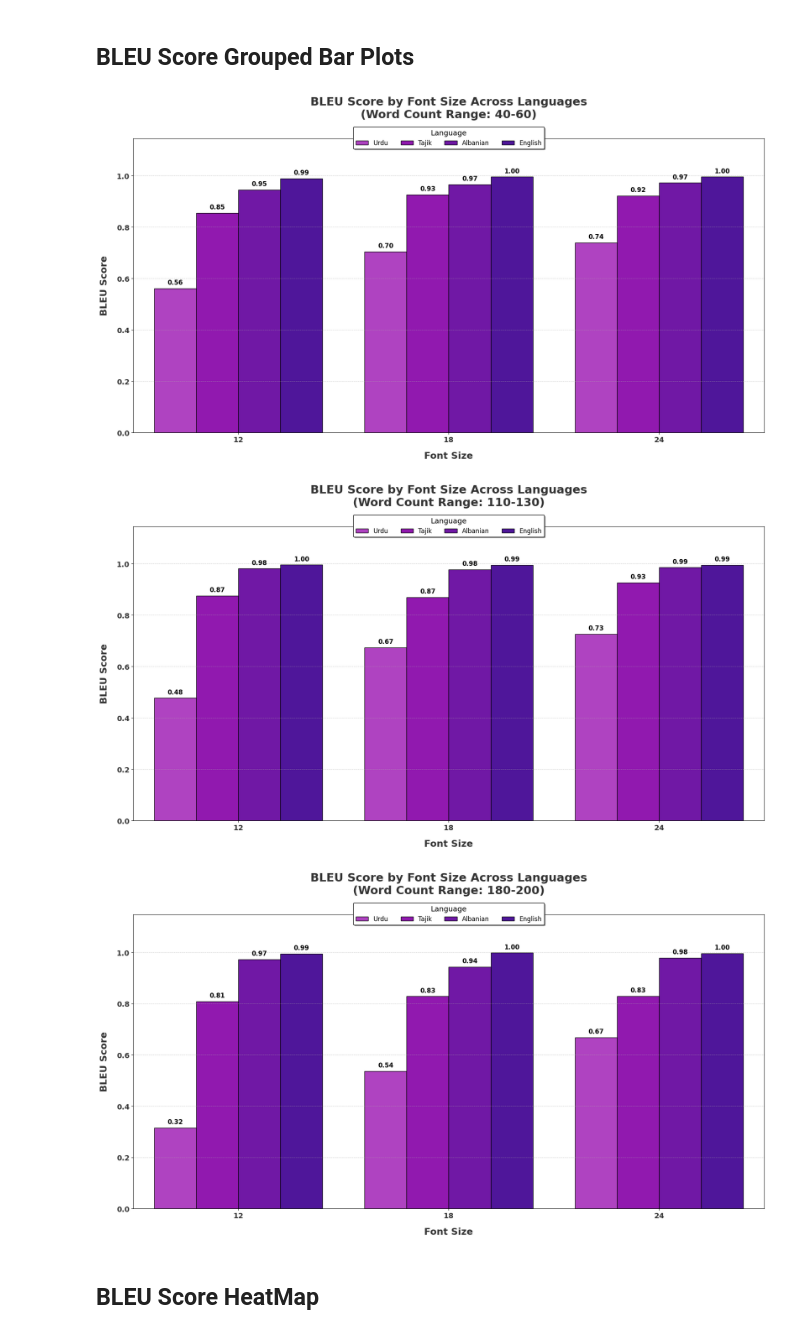
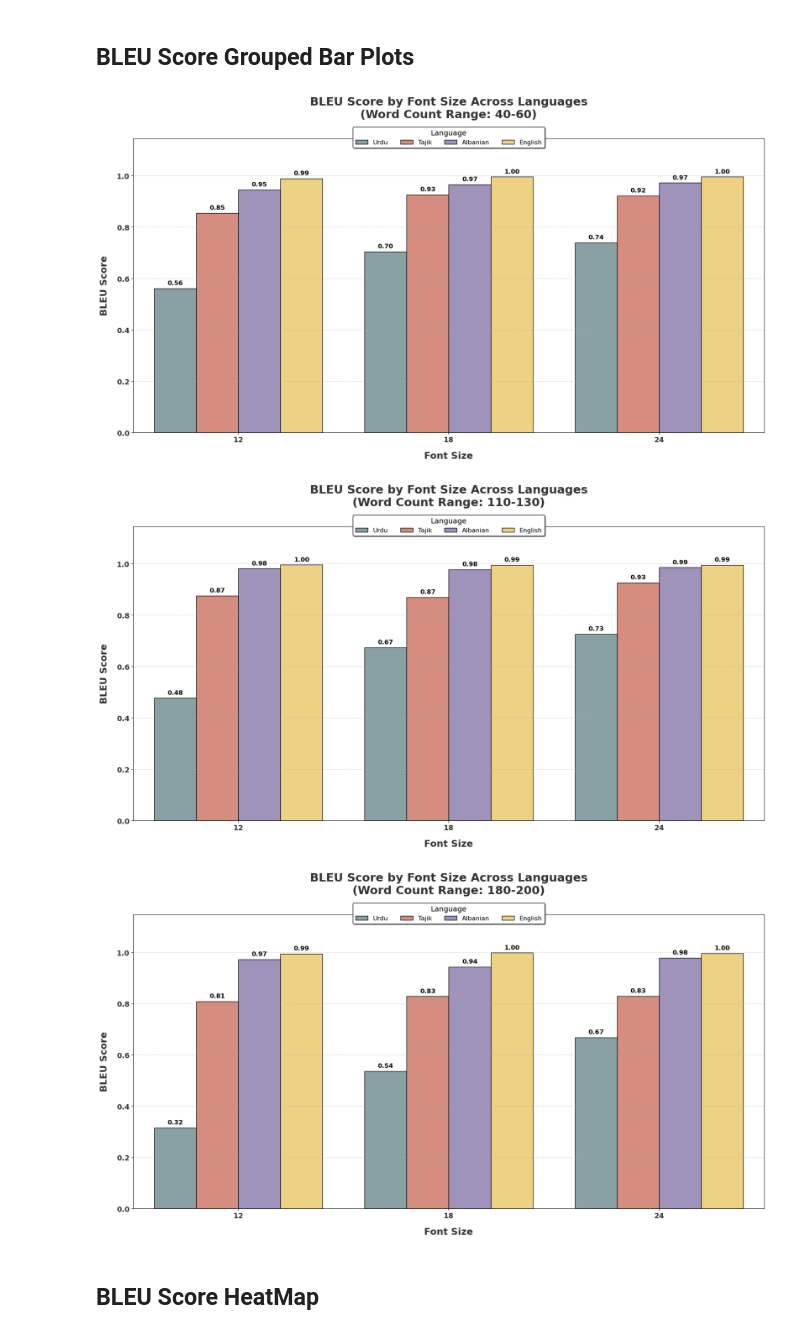
Before and after one commit to abdullahsohaill/CS6303-ResearchProject, a Jupyter notebook: Analysis/Font_Size_Analysis.ipynb, the cells around one changed output. Cells and saved outputs as stored; diff of their text form; code cells hidden in the pictures.

Commit message:
bar plots

```diff
--- a/Analysis/Font_Size_Analysis.ipynb
+++ b/Analysis/Font_Size_Analysis.ipynb
@@ -669,7 +633,9 @@ def plot_grouped_bar_bleu(df, word_count_order):
             y='BLEU',
             hue='Language',
             ci=None,
-            palette=['#be2ed6', '#a000c8','#7600bc','#4c00b0'], # Soft yet distinct colors
+            palette=['#85A5A8', '#E28371', '#9C8CC3', '#FFDA72', '#42515C'],
+            # palette='Dark',  # Vibrant shades from yellow to red
+
             edgecolor='black'  # Black edges for sharp bar outlines
         )
 
@@ -710,35 +676,35 @@ def plot_grouped_bar_bleu(df, word_count_order):
             fontsize=12,
             loc='upper center',  # Position legend below the title
             bbox_to_anchor=(0.5, 1.05),  # Adjust position (centered above the plot)
             frameon=True,
             facecolor='white',
             edgecolor='black',
             fancybox=True,  # Rounded corners
             shadow=True,  # Add shadow for emphasis
             ncol=len(wc_bleu_combined_df['Language'].unique())  # Arrange legend in a single row
         )
 
         # Add gridlines with a clean look
         plt.grid(axis='y', linestyle='--', linewidth=0.7, alpha=0.6)
 
         # Beautify x-axis and y-axis tick labels
         plt.xticks(fontsize=14, fontweight='bold', color='#333333')
         plt.yticks(fontsize=14, fontweight='bold', color='#333333')
 
         # Adjust y-axis limits to create visual balance
         plt.ylim(0, wc_bleu_combined_df['BLEU'].max() * 1.15)  # Add extra space above the bars
 
         # Use tight layout to ensure no clipping
         plt.tight_layout()
 
         # Show the plot
         plt.show()
 
 # Call the function with the dataset and word count order
 plot_grouped_bar_bleu(bleu_combined_df, word_count_order)
 # %% [output]
-[figure, old version]
+[figure, new version]
-[figure, old version]
+[figure, new version]
-[figure, old version]
+[figure, new version]
 # %% [markdown]
 ## BLEU Score HeatMap
```
Also changed, not shown: parts of 13 cells of this notebook, 6 other files.
